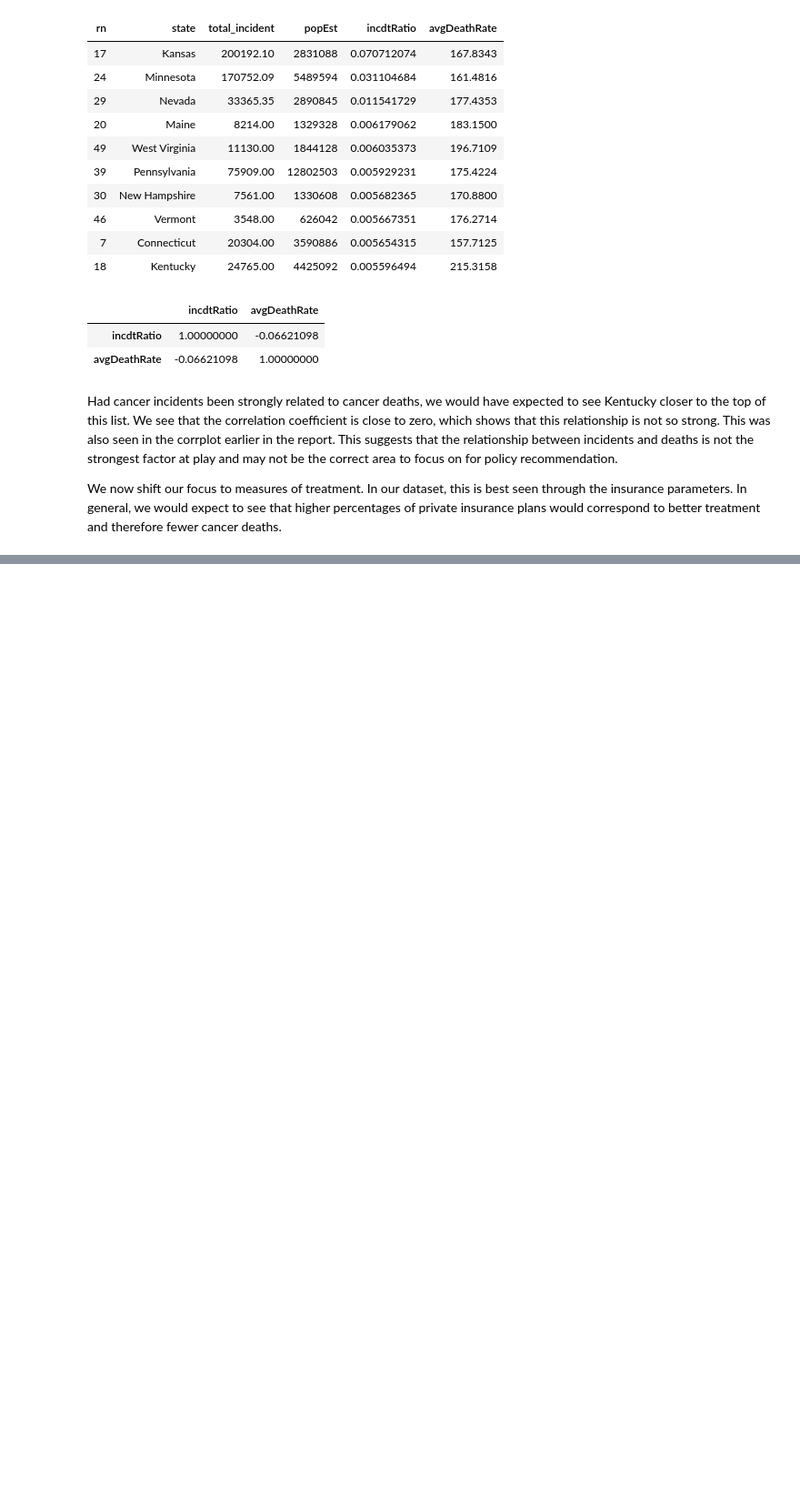
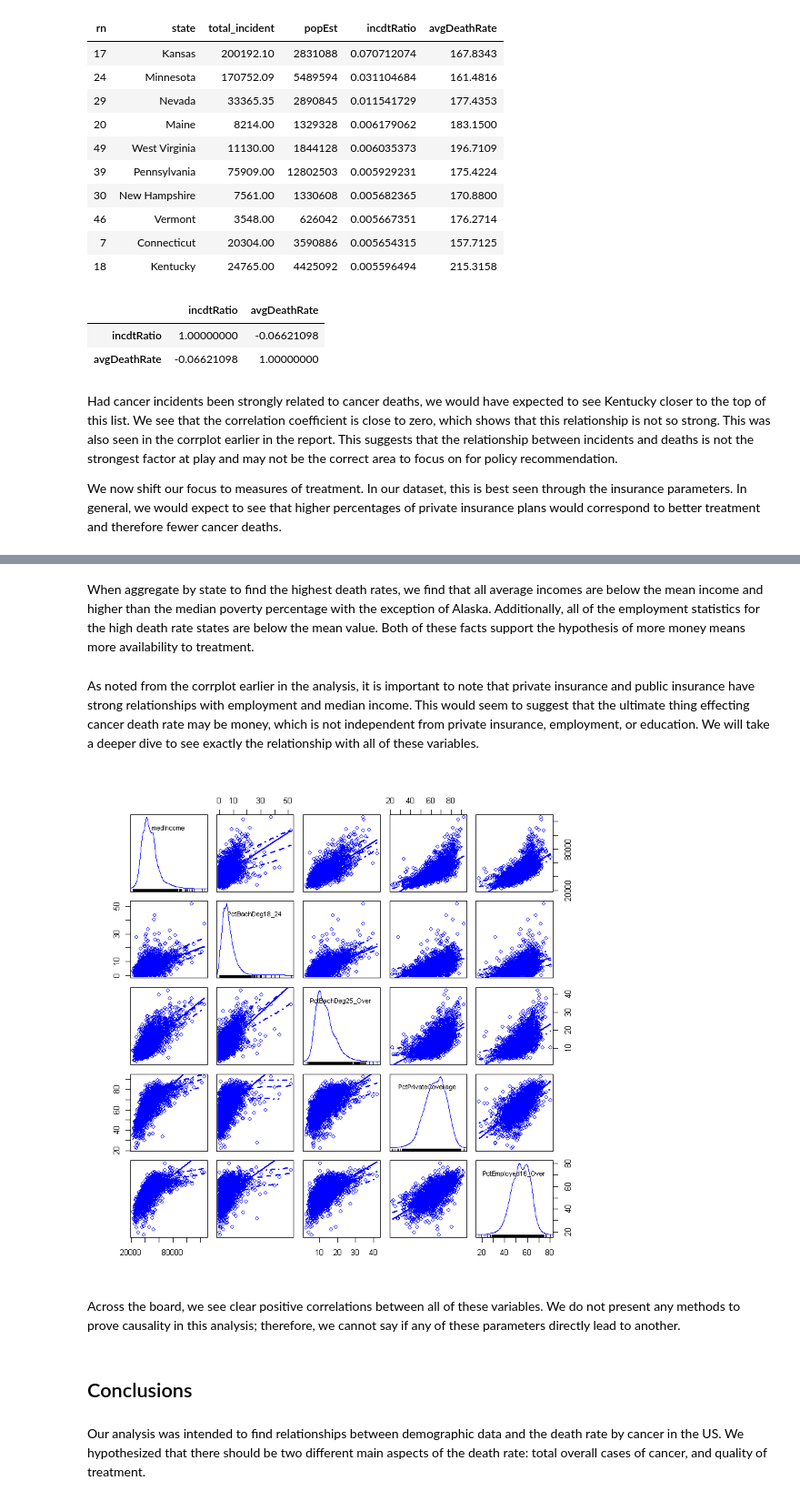
Before and after one commit to boudrejp/eda_lab, a Jupyter notebook: final report/final_report_jupyter.ipynb, the cells around one changed output, grey strips where cells are left out. Shown: that part at 91% size. Drawn from its saved outputs; the diff is of its cells as text; code cells hidden in the pictures; blank space fills up the shorter version.

Commit message:
added conclusions

```diff
--- a/final report/final_report_jupyter.ipynb
+++ b/final report/final_report_jupyter.ipynb
@@ -278,0 +318,16 @@ head(sum_incdt[order(sum_incdt$avgDeathRate)],5)
+# %% [markdown]
+When aggregate by state to find the highest death rates, we find that all average incomes are below the mean income and higher than the median poverty percentage with the exception of Alaska. Additionally, all of the employment statistics for the high death rate states are below the mean value. Both of these facts support the hypothesis of more money means more availability to treatment.
+# %% [markdown]
+As noted from the corrplot earlier in the analysis, it is important to note that private insurance and public insurance have strong relationships with employment and median income. This would seem to suggest that the ultimate thing effecting cancer death rate may be money, which is not independent from private insurance, employment, or education. We will take a deeper dive to see exactly the relationship with all of these variables.
+# %%
+options(repr.plot.width=7, repr.plot.height=7)
+scatterplotMatrix(~medIncome + PctBachDeg18_24 + PctBachDeg25_Over + PctPrivateCoverage + PctEmployed16_Over, data = data)
+options(repr.plot.width=5, repr.plot.height=4)
+# %% [output]
+[figure, added]
+# %% [markdown]
+Across the board, we see clear positive correlations between all of these variables. We do not present any methods to prove causality in this analysis; therefore, we cannot say if any of these parameters directly lead to another.
+# %% [markdown]
+## Conclusions
+# %% [markdown]
+Our analysis was intended to find relationships between demographic data and the death rate by cancer in the US. We hypothesized that there should be two different main aspects of the death rate: total overall cases of cancer, and quality of treatment.
```
Also changed, not shown: parts of 8 cells of this notebook.
